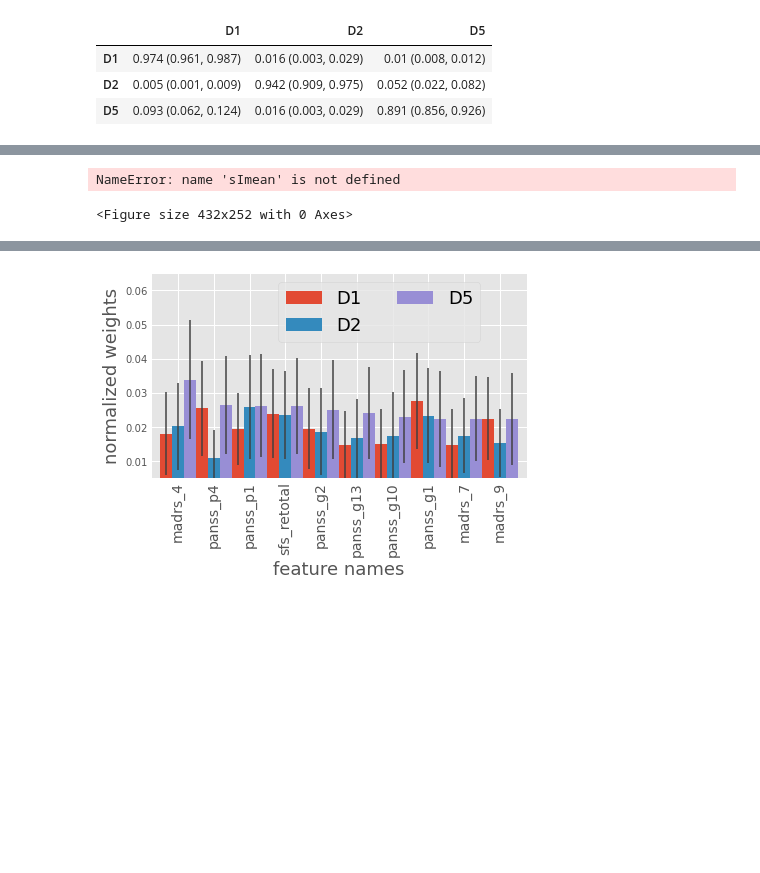
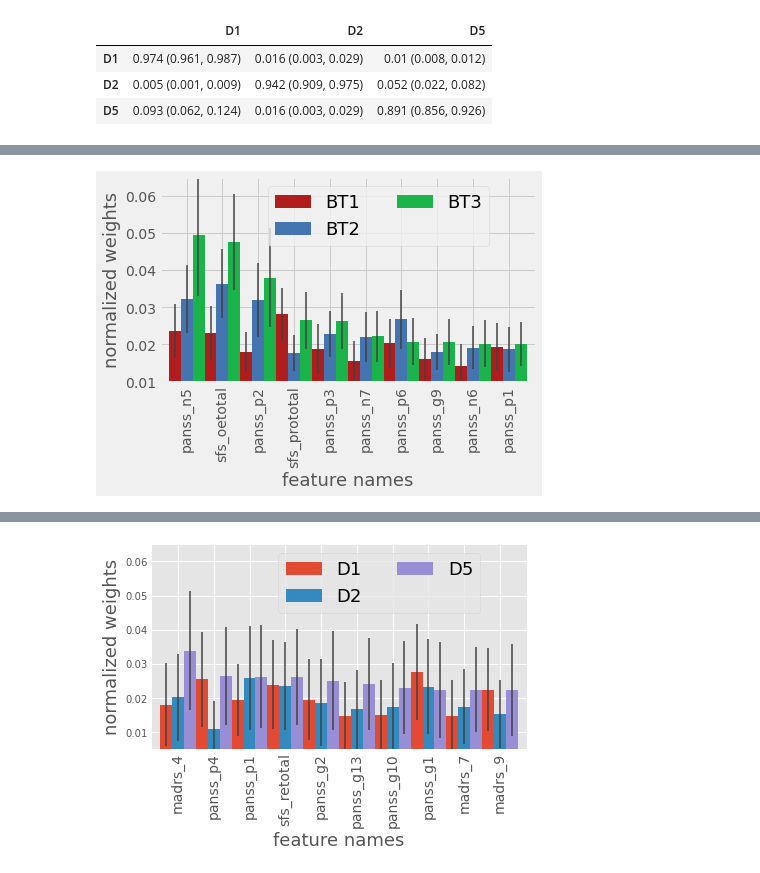
Before and after one commit to zeroknowledgediscovery/zcad, a Jupyter notebook: code/notebooks/Untitled1.ipynb, the cells around one changed output, grey strips where cells are left out. Drawn from its saved outputs; the diff is of its cells as text; code cells hidden in the pictures; blank space fills up the shorter version.

```diff
--- a/code/notebooks/Untitled1.ipynb
+++ b/code/notebooks/Untitled1.ipynb
@@ -241,32 +281,34 @@ NameError: name 'Imean' is not defined
 # %%
 fig=plt.figure(figsize=[6,3.5])
 Imean=I.groupby('index').mean()
 Isd=I.groupby('index').std()
 FS=18
 FS2=14
 w=0.33
 LW=2
 COL='.25'
-sImean.transpose().plot(kind='bar',ax=plt.gca(),width=1)
+
+
+
+sImean.transpose().plot(kind='bar',ax=plt.gca(),width=1,color=custom_colors)
 plt.errorbar(np.arange(len(sImean.columns)), sImean.loc['bio2_vs_all',:].values,
              sIsd.loc['bio2_vs_all',:].values,lw=LW,ls='none',color=COL,alpha=.75)
 plt.errorbar(np.arange(len(sImean.columns))-w, sImean.loc['bio1_vs_all',:].values,
              sIsd.loc['bio1_vs_all',:].values,lw=LW,ls='none',color=COL,alpha=.75)
 plt.errorbar(np.arange(len(sImean.columns))+w, sImean.loc['bio3_vs_all',:].values,
              sIsd.loc['bio3_vs_all',:].values,lw=LW,ls='none',color=COL,alpha=.75)
 
 #plt.gca().set_xticks(np.arange(len(feature_names)))
 #plt.gca().set_xticklabels(feature_names,rotation=90);
-plt.gca().legend(['B1','B2','B3'],fontsize=FS,bbox_to_anchor=(.9, 1),ncol=2)
+plt.gca().legend(['BT1','BT2','BT3'],fontsize=FS,bbox_to_anchor=(.9, 1),ncol=2)
 ax=plt.gca()
 ax.set_ylim(0.01,0.065)
 ax.set_xlabel('feature names',fontsize=FS)
 ax.set_ylabel('normalized weights',fontsize=FS)
 plt.xticks(fontsize=FS2, rotation=90);
 plt.savefig('sorted_impPhase1.png',dpi=300,bbox_inches='tight',transparent=True)
 # %% [output]
-NameError: name 'sImean' is not defined
-<Figure size 432x252 with 0 Axes>
+[figure, added]
 # %%
 fig=plt.figure(figsize=[18,3.5])
 Imean=I.groupby('index').mean()
```
Also changed, not shown: parts of 14 cells of this notebook.
